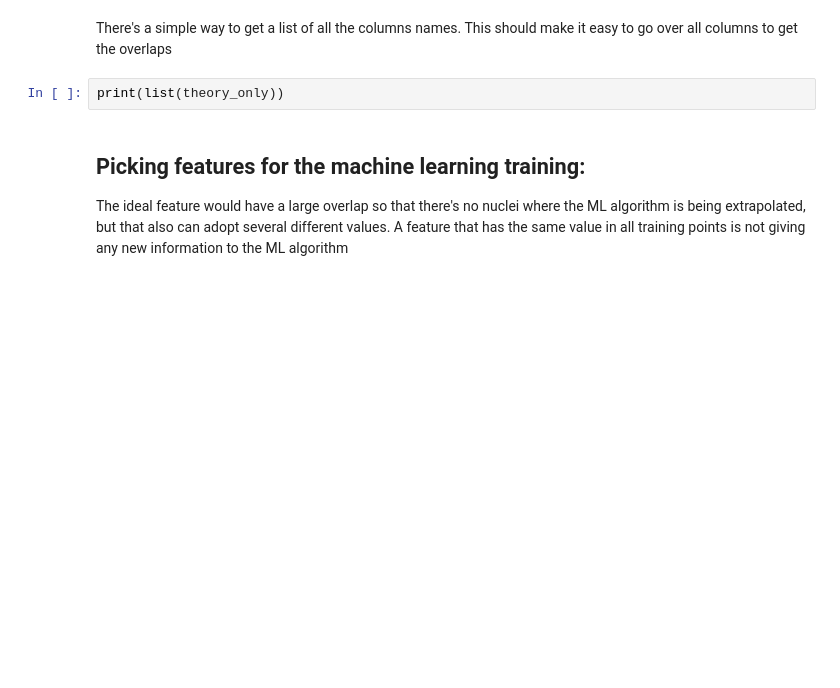
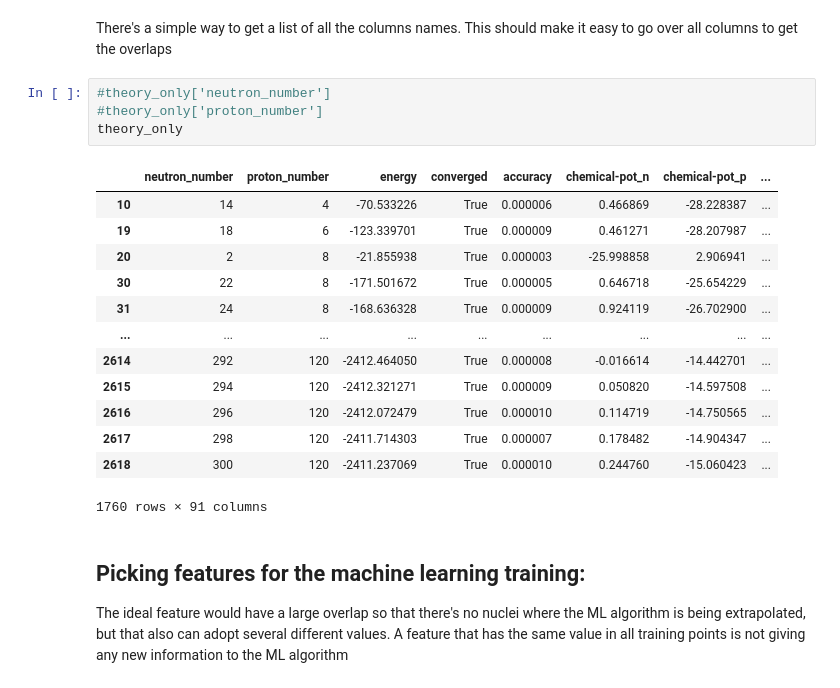
Before and after one commit to MAtthewCrow12/CrowleyDLP, a Jupyter notebook: overlaps_example.ipynb, the cells around one changed output. Cells and saved outputs as stored; diff of their text form; blank space fills up the shorter version.

```diff
--- a/overlaps_example.ipynb
+++ b/overlaps_example.ipynb
@@ -213,7 +414,23 @@ direct_coulomb = compare_two_properties(exp_match, theory_only, 'direct-coulomb'
 # %% [markdown]
 There's a simple way to get a list of all the columns names. This should make it easy to go over all columns to get the overlaps
-# %%
-print(list(theory_only))
+# %%
+#theory_only['neutron_number']
+#theory_only['proton_number']
+theory_only
+# %% [output]
+|  | neutron_number | proton_number | energy | converged | accuracy | chemical-pot_n | chemical-pot_p | ... |
+| 10 | 14 | 4 | -70.533226 | True | 0.000006 | 0.466869 | -28.228387 | ... |
+| 19 | 18 | 6 | -123.339701 | True | 0.000009 | 0.461271 | -28.207987 | ... |
+| 20 | 2 | 8 | -21.855938 | True | 0.000003 | -25.998858 | 2.906941 | ... |
+| 30 | 22 | 8 | -171.501672 | True | 0.000005 | 0.646718 | -25.654229 | ... |
+| 31 | 24 | 8 | -168.636328 | True | 0.000009 | 0.924119 | -26.702900 | ... |
+| ... | ... | ... | ... | ... | ... | ... | ... | ... |
+| 2614 | 292 | 120 | -2412.464050 | True | 0.000008 | -0.016614 | -14.442701 | ... |
+| 2615 | 294 | 120 | -2412.321271 | True | 0.000009 | 0.050820 | -14.597508 | ... |
+| 2616 | 296 | 120 | -2412.072479 | True | 0.000010 | 0.114719 | -14.750565 | ... |
+| 2617 | 298 | 120 | -2411.714303 | True | 0.000007 | 0.178482 | -14.904347 | ... |
+| 2618 | 300 | 120 | -2411.237069 | True | 0.000010 | 0.244760 | -15.060423 | ... |
+1760 rows × 91 columns
 # %% [markdown]
 ## Picking features for the machine learning training:
 
```
Also changed, not shown: parts of 23 cells of this notebook, 16 other files.
